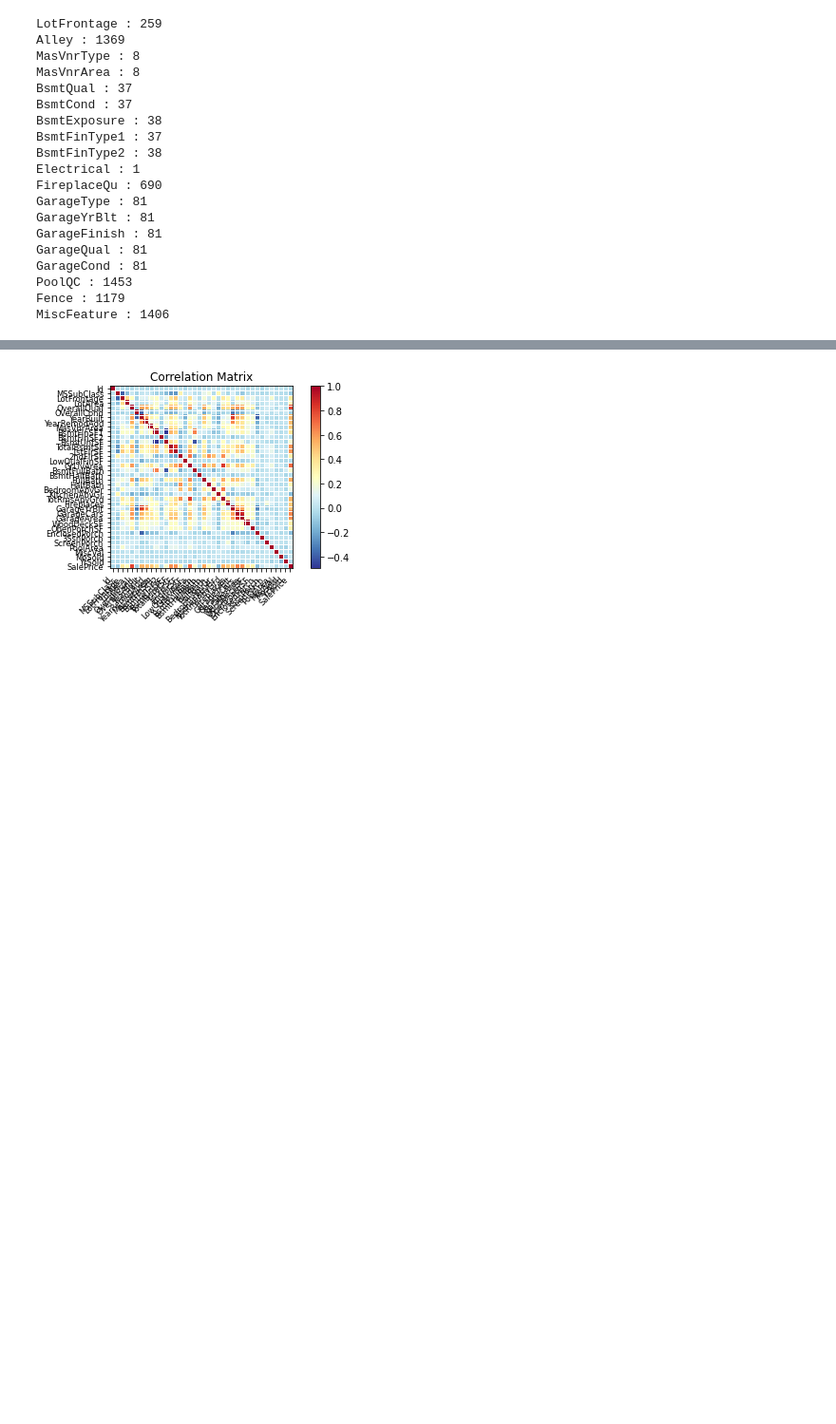
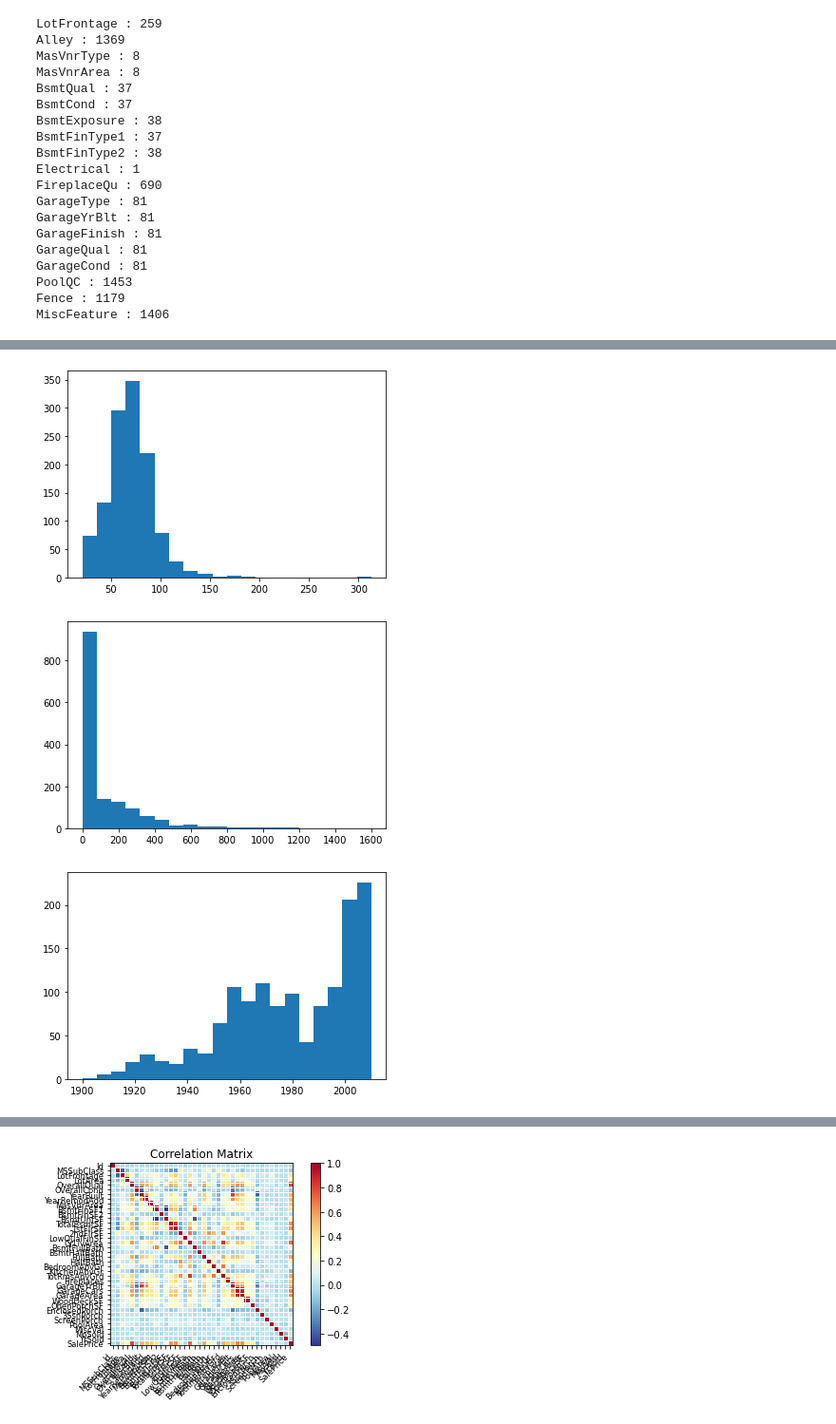
Before and after one commit to OdyAsh/ml-problems, a Jupyter notebook: Assignment 1/All Group Members/Regression.ipynb, the cells around one changed output, grey strips where cells are left out. Shown at 95% size. Saved outputs shown, nothing was run; the diff lists cells and outputs as text; code cells hidden in the pictures; blank space fills up the shorter version.

```diff
--- a/Assignment 1/All Group Members/Regression.ipynb
+++ b/Assignment 1/All Group Members/Regression.ipynb
@@ -118,0 +188,11 @@ MiscFeature : 1406
+# %%
+temp = df[cols]
+mu, sigma = 0.5, 0.1
+for i in range(0,3):
+    #count, bins, ignored = plt.hist(temp[temp.columns[i]], 20)
+    plt.hist(temp[temp.columns[i]], bins=20)
+    plt.show()
+# %% [output]
+[figure, added]
+[figure, added]
+[figure, added]
```
Also changed, not shown: parts of 14 cells of this notebook.
